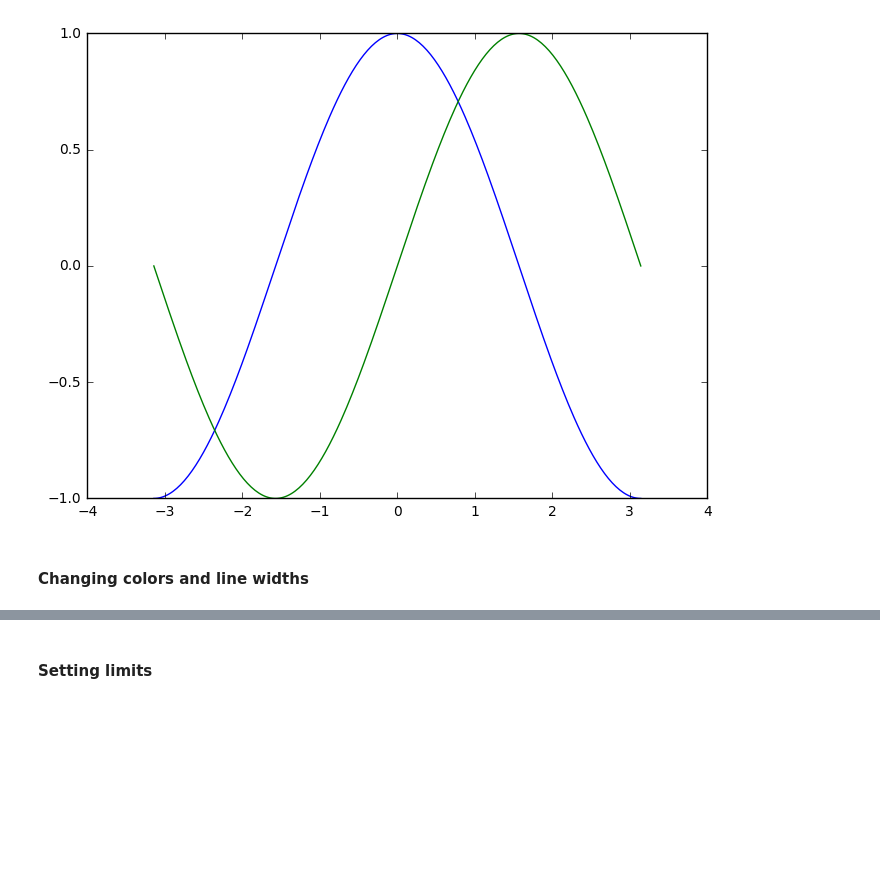
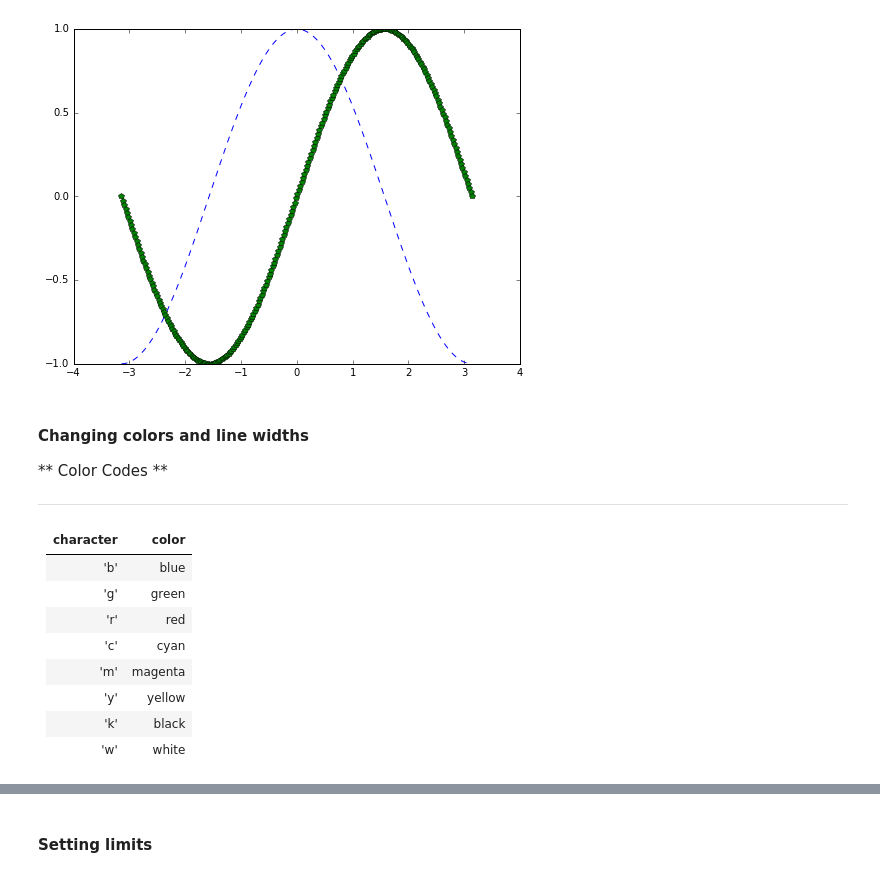
Before and after one commit to atulsingh0/MachineLearning, a Jupyter notebook: scikit-learn/MatPlotLib_01.ipynb, the cells around one changed output, grey strips where cells are left out. Cells and saved outputs as stored; diff of their text form; code cells hidden in the pictures; blank space fills up the shorter version.

Commit message:
commit plotting

```diff
--- a/scikit-learn/MatPlotLib_01.ipynb
+++ b/scikit-learn/MatPlotLib_01.ipynb
@@ -18,38 +49,52 @@ plt.show()
 # Create a figure of size 8x6 inches, 80 dots per inch
 plt.figure(figsize=(8, 6), dpi=80)
 
 # Create a new subplot from a grid of 1x1
 plt.subplot(1, 1, 1)
 X = np.linspace(-np.pi, np.pi, 256, endpoint=True)
 C, S = np.cos(X), np.sin(X)
 
 # Plot cosine with a blue continuous line of width 1 (pixels)
-plt.plot(X, C, color="blue", linewidth=1.0, linestyle="-")
+plt.plot(X, C, color="blue", linewidth=1.0, linestyle="--")
 
 # Plot sine with a green continuous line of width 1 (pixels)
-plt.plot(X, S, color="green", linewidth=1.0, linestyle="-")
+plt.plot(X, S, color="green", linewidth=1.0, marker="p")
 
 # Set x limits
 plt.xlim(-4.0, 4.0)
 
 # Set x ticks
 plt.xticks(np.linspace(-4, 4, 9, endpoint=True))
 
 # Set y limits
 plt.ylim(-1.0, 1.0)
 
 # Set y ticks
 plt.yticks(np.linspace(-1, 1, 5, endpoint=True))
 
 # Save figure using 72 dots per inch
 # plt.savefig("exercice_2.png", dpi=72)
 
 # Show result on screen
 plt.show()
 # %% [output]
-[figure, old version]
+[figure, new version]
-# %% [markdown]
-#### Changing colors and line widths
+# %% [markdown]
+#### Changing colors and line widths
+
+** Color Codes **
+
+--------------------
+character|   color
+----------|----------
+'b'       |  blue
+'g'        | green
+'r'       |  red
+'c'       |  cyan
+'m'       |  magenta
+'y'       |  yellow
+'k'       |  black
+'w'       |  white
 # %%
 # Create a figure of size 8x6 inches, 80 dots per inch
 plt.figure(figsize=(6, 4), dpi=20)
```
Also changed, not shown: parts of 12 cells of this notebook, 6 other files.
